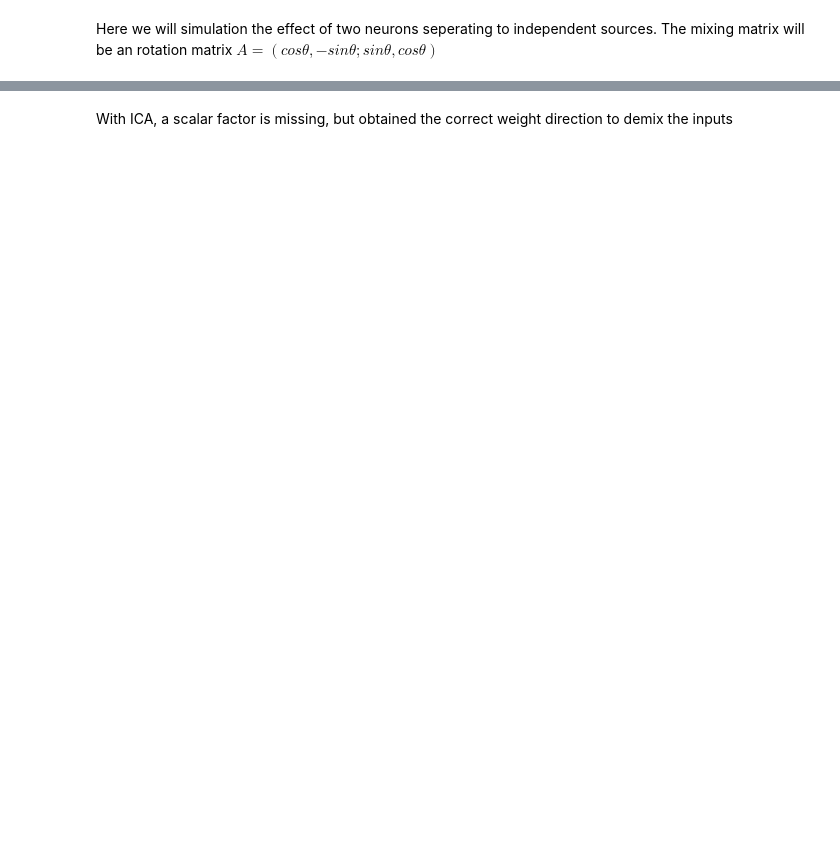
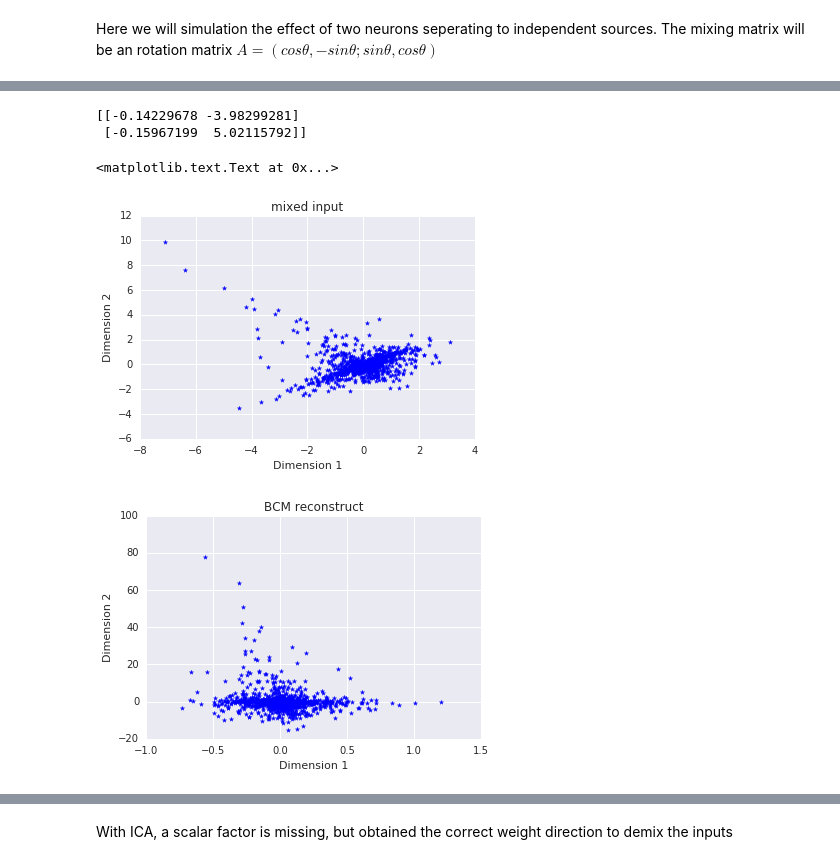
Before and after one commit to ShuangLiBCM/NNDL_Shuang, a Jupyter notebook: Laplace data_training with BCM local learning rule.ipynb, the cells around one changed output, grey strips where cells are left out. Drawn from its saved outputs; the diff is of its cells as text; code cells hidden in the pictures; blank space fills up the shorter version.

```diff
--- a/Laplace data_training with BCM local learning rule.ipynb
+++ b/Laplace data_training with BCM local learning rule.ipynb
@@ -130,0 +234,23 @@ plt.axis([-10,10,-10,10]);
+# %%
+print(BCM_laplace.w_)
+
+# Use the weights to reconstruct the input
+s_rc = np.dot(s_rt_wt,BCM_laplace.w_)
+
+# Generate 2d satter plot of the input data
+plt.scatter(s_rt_wt[:,0],s_rt_wt[:,1],color = 'blue', marker = '*')
+plt.xlabel ('Dimension 1')
+plt.ylabel ('Dimension 2')
+plt.title('mixed input')
+plt.figure()
+# Generate 2d satter plot of the reconstructed data
+plt.scatter(s_rc[:,0],s_rc[:,1],color = 'blue', marker = '*')
+plt.xlabel ('Dimension 1')
+plt.ylabel ('Dimension 2')
+plt.title('BCM reconstruct')
+# %% [output]
+[[-0.14229678 -3.98299281]
+ [-0.15967199  5.02115792]]
+<matplotlib.text.Text at 0x...>
+[figure, added]
+[figure, added]
```
Also changed, not shown: parts of 22 cells of this notebook.
